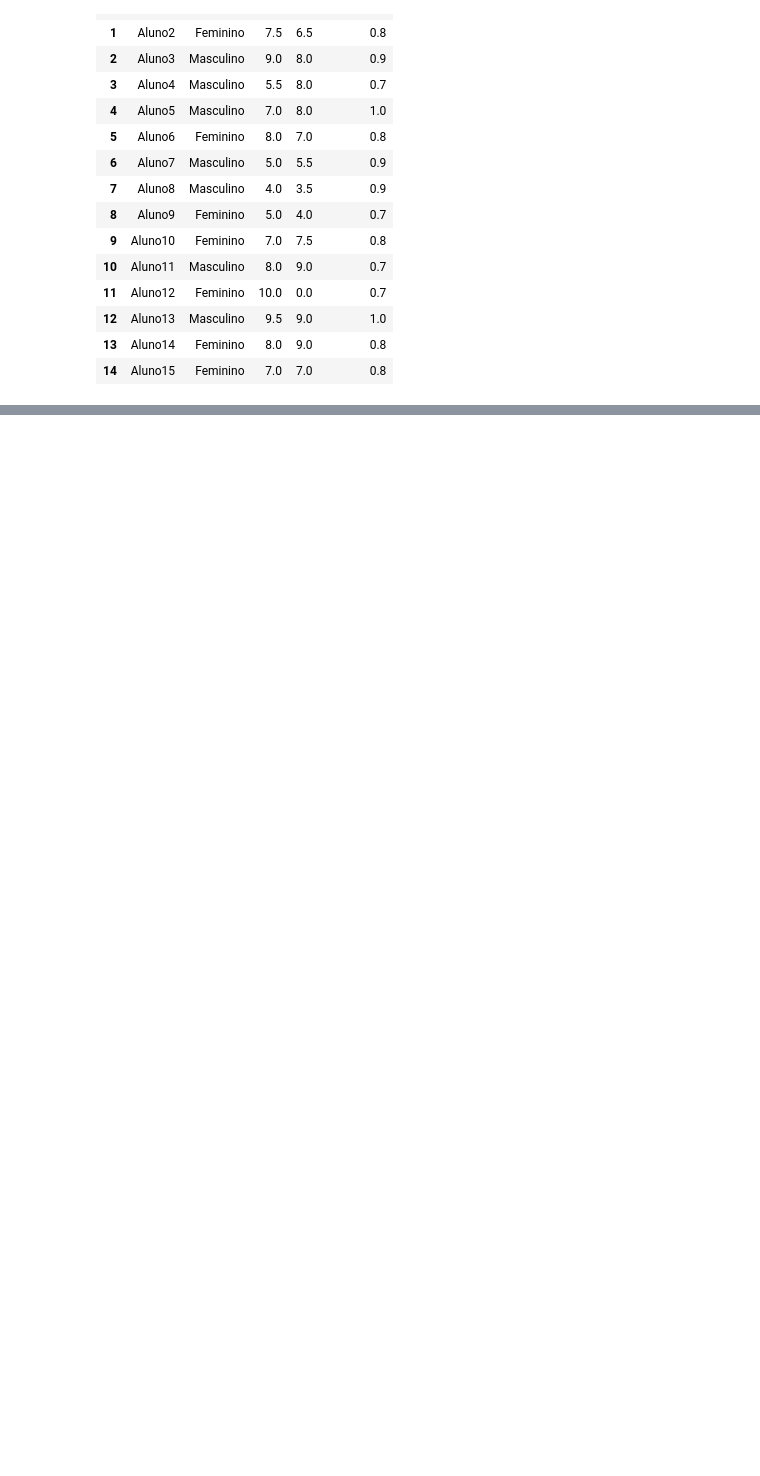
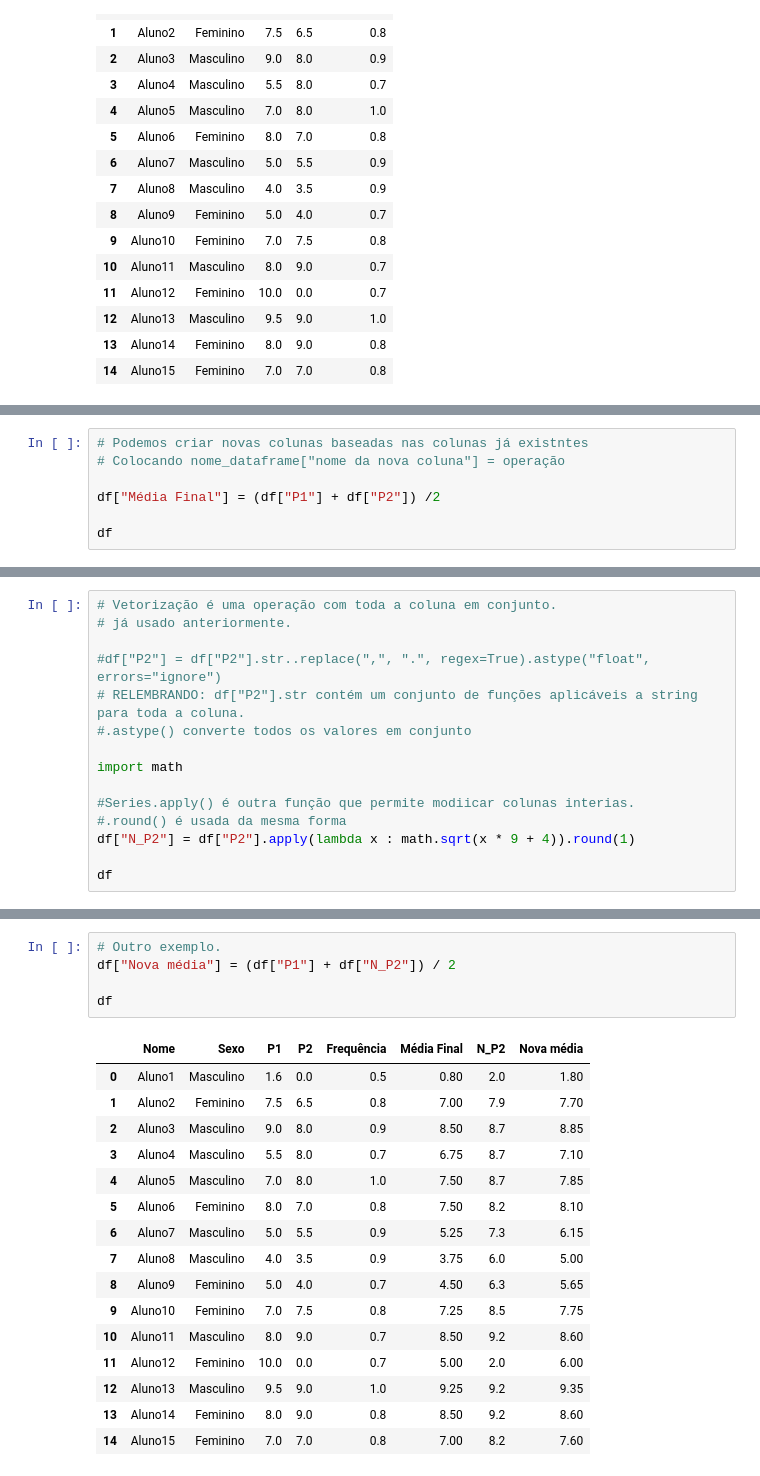
Before and after one commit to pedrohsc-dev/pandas, a Jupyter notebook: pandas.ipynb, the cells around one changed output, grey strips where cells are left out. Saved outputs shown, nothing was run; the diff lists cells and outputs as text; blank space fills up the shorter version.

```diff
--- a/pandas.ipynb
+++ b/pandas.ipynb
@@ -506,0 +509,7 @@ df
+# %%
+# Podemos criar novas colunas baseadas nas colunas já existntes
+# Colocando nome_dataframe["nome da nova coluna"] = operação
+
+df["Média Final"] = (df["P1"] + df["P2"]) /2
+
+df
@@ -506,0 +533,15 @@ df
+# %%
+# Vetorização é uma operação com toda a coluna em conjunto.
+# já usado anteriormente.
+
+#df["P2"] = df["P2"].str..replace(",", ".", regex=True).astype("float", errors="ignore")
+# RELEMBRANDO: df["P2"].str contém um conjunto de funções aplicáveis a string para toda a coluna.
+#.astype() converte todos os valores em conjunto
+
+import math
+
+#Series.apply() é outra função que permite modiicar colunas interias.
+#.round() é usada da mesma forma
+df["N_P2"] = df["P2"].apply(lambda x : math.sqrt(x * 9 + 4)).round(1)
+
+df
@@ -506,0 +565,22 @@ df
+# %%
+# Outro exemplo.
+df["Nova média"] = (df["P1"] + df["N_P2"]) / 2
+
+df
+# %% [output]
+|  | Nome | Sexo | P1 | P2 | Frequência | Média Final | N_P2 | Nova média |
+| 0 | Aluno1 | Masculino | 1.6 | 0.0 | 0.5 | 0.80 | 2.0 | 1.80 |
+| 1 | Aluno2 | Feminino | 7.5 | 6.5 | 0.8 | 7.00 | 7.9 | 7.70 |
+| 2 | Aluno3 | Masculino | 9.0 | 8.0 | 0.9 | 8.50 | 8.7 | 8.85 |
+| 3 | Aluno4 | Masculino | 5.5 | 8.0 | 0.7 | 6.75 | 8.7 | 7.10 |
+| 4 | Aluno5 | Masculino | 7.0 | 8.0 | 1.0 | 7.50 | 8.7 | 7.85 |
+| 5 | Aluno6 | Feminino | 8.0 | 7.0 | 0.8 | 7.50 | 8.2 | 8.10 |
+| 6 | Aluno7 | Masculino | 5.0 | 5.5 | 0.9 | 5.25 | 7.3 | 6.15 |
+| 7 | Aluno8 | Masculino | 4.0 | 3.5 | 0.9 | 3.75 | 6.0 | 5.00 |
+| 8 | Aluno9 | Feminino | 5.0 | 4.0 | 0.7 | 4.50 | 6.3 | 5.65 |
+| 9 | Aluno10 | Feminino | 7.0 | 7.5 | 0.8 | 7.25 | 8.5 | 7.75 |
+| 10 | Aluno11 | Masculino | 8.0 | 9.0 | 0.7 | 8.50 | 9.2 | 8.60 |
+| 11 | Aluno12 | Feminino | 10.0 | 0.0 | 0.7 | 5.00 | 2.0 | 6.00 |
+| 12 | Aluno13 | Masculino | 9.5 | 9.0 | 1.0 | 9.25 | 9.2 | 9.35 |
+| 13 | Aluno14 | Feminino | 8.0 | 9.0 | 0.8 | 8.50 | 9.2 | 8.60 |
+| 14 | Aluno15 | Feminino | 7.0 | 7.0 | 0.8 | 7.00 | 8.2 | 7.60 |
```
Also changed, not shown: parts of 3 cells of this notebook.
